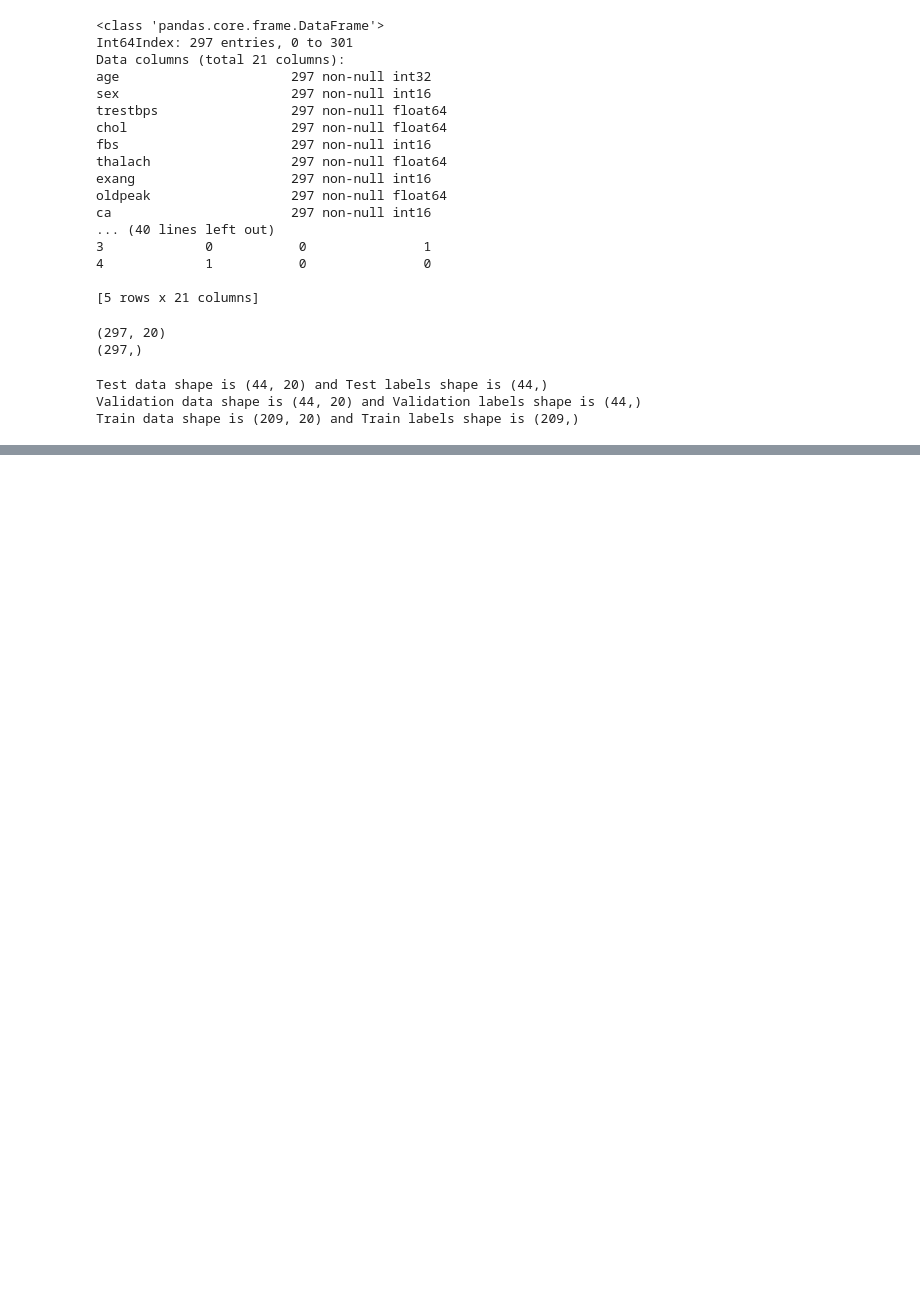
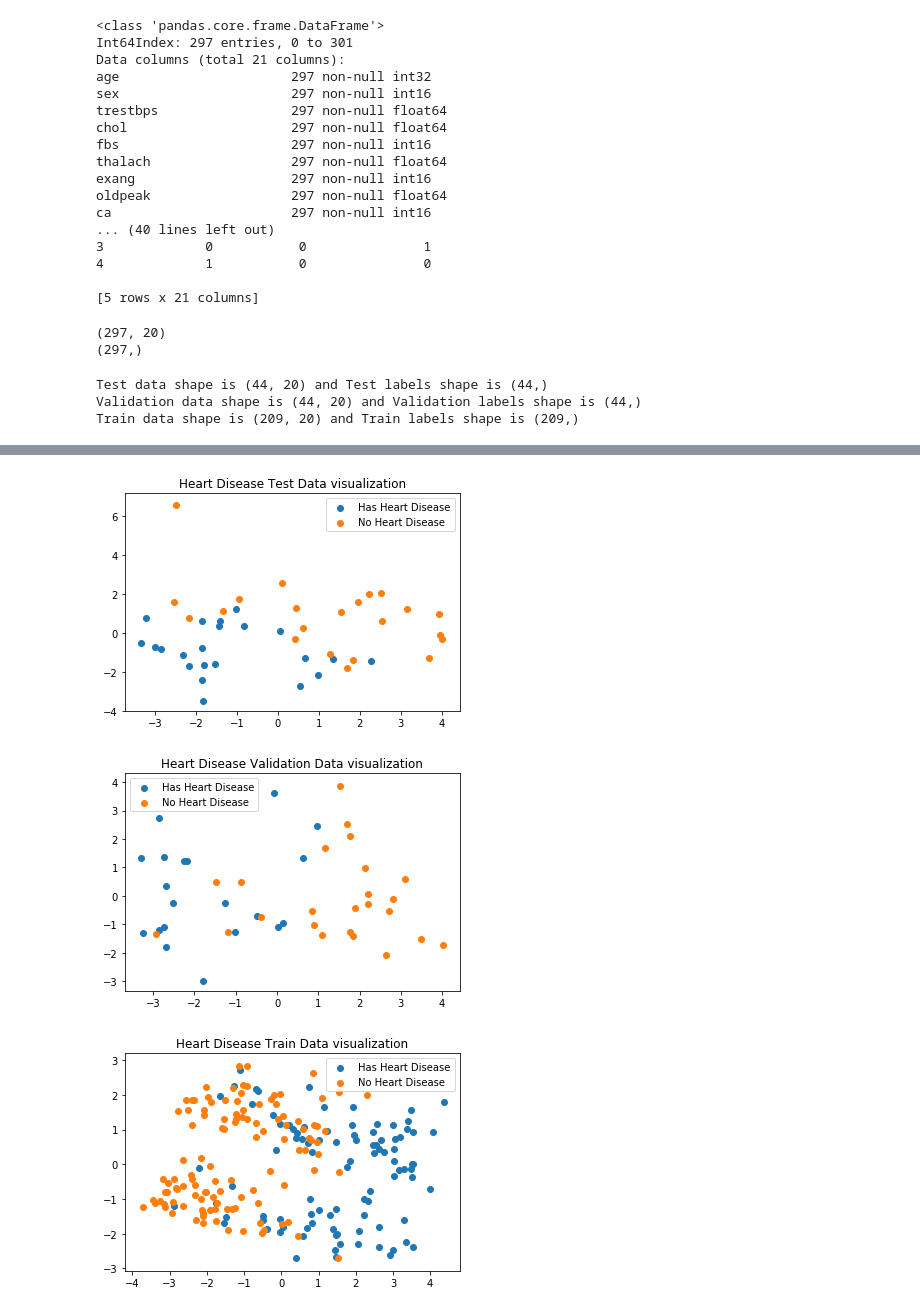
Before and after one commit to MiguelSteph/heart_disease_prediction, a Jupyter notebook: code/dataPreprocessing.ipynb, the cells around one changed output, grey strips where cells are left out. Drawn from its saved outputs; the diff is of its cells as text; code cells hidden in the pictures; blank space fills up the shorter version.

```diff
--- a/code/dataPreprocessing.ipynb
+++ b/code/dataPreprocessing.ipynb
@@ -248,3 +269,26 @@ st_trainData = standardizer.transform(trainData)
+# %%
+#We can see that our dataset contains few outliers. As we don't have enough data,
+#we will not throw away the outliers but instead we will perform a robust scaling to avoid the outliers effects
+robustScaler = RobustScaler()
+rb_trainData = robustScaler.fit_transform(trainData)
+rb_validationData = robustScaler.transform(validationData)
+rb_testData = robustScaler.transform(testData)
+
+#Data standardization with sklearn
+standardizer = StandardScaler()
+st_trainData = standardizer.fit_transform(rb_trainData)
+st_validationData = standardizer.transform(rb_validationData)
+st_testData = standardizer.transform(rb_testData)
+# %%
+#Visualize data after Robust scaling and standardization
+#We can see that the data is more separable after transformation
+visualizeData(st_testData, testLabels, "Heart Disease Test Data visualization")
+visualizeData(st_validationData, validationLabels, "Heart Disease Validation Data visualization")
+visualizeData(st_trainData, trainLabels, "Heart Disease Train Data visualization")
+# %% [output]
+[figure, added]
+[figure, added]
+[figure, added]
 # %%
 #Save Data with Pickle
 dataDict = {"testData": st_testData,
```
Also changed, not shown: parts of 4 cells of this notebook, 2 other files.
